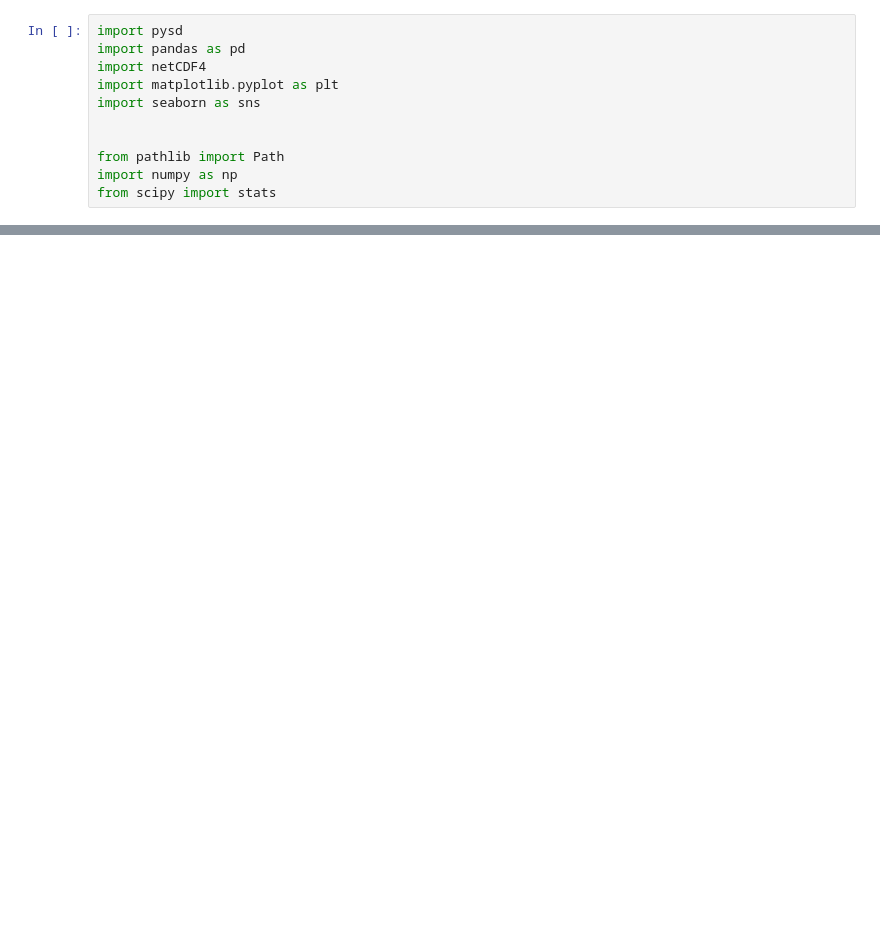
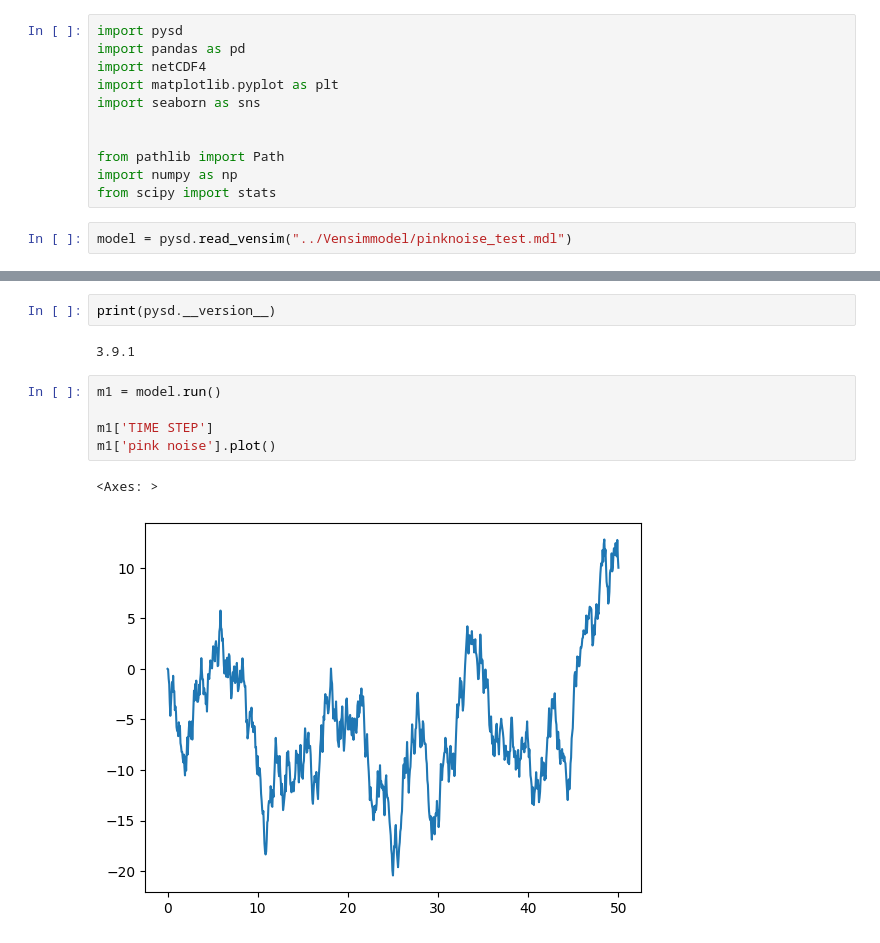
Before and after one commit to georgia-max/OrganizationOscillation, a Jupyter notebook: src/test.ipynb, the cells around one changed output, grey strips where cells are left out. Drawn from its saved outputs; the diff is of its cells as text; blank space fills up the shorter version.

```diff
--- a/src/test.ipynb
+++ b/src/test.ipynb
@@ -9,3 +9,5 @@ import seaborn as sns
 from pathlib import Path
 import numpy as np
 from scipy import stats
+# %%
+model = pysd.read_vensim("../Vensimmodel/pinknoise_test.mdl")
@@ -12,2 +29,14 @@ from scipy import stats
+# %%
+print(pysd.__version__)
+# %% [output]
+3.9.1
+# %%
+m1 = model.run()
+
+m1['TIME STEP']
+m1['pink noise'].plot()
+# %% [output]
+<Axes: >
+[figure, added]
 # %%
 a, b = 0.1, 2
```
Also changed, not shown: parts of 2 cells of this notebook, 49 other files.
